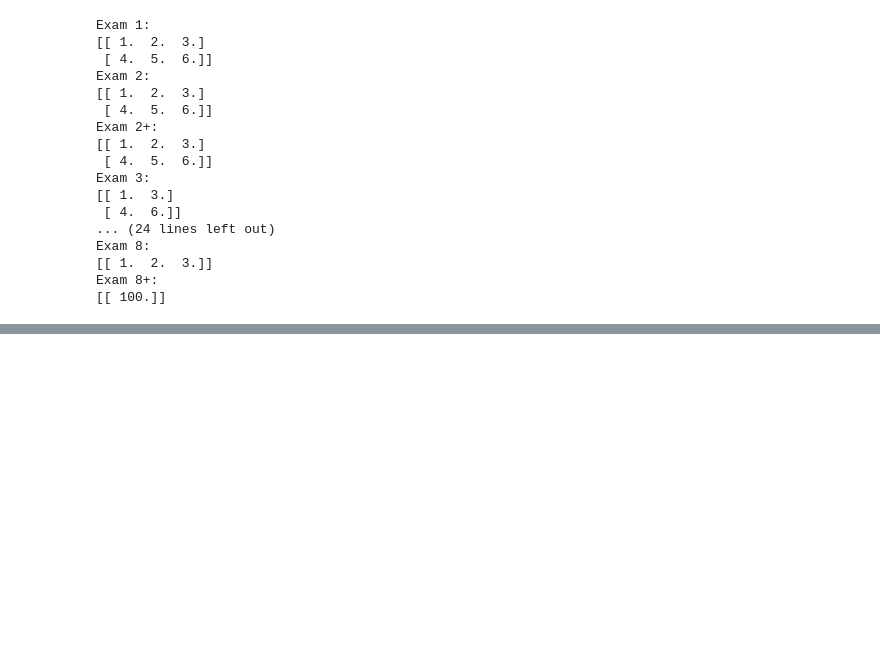
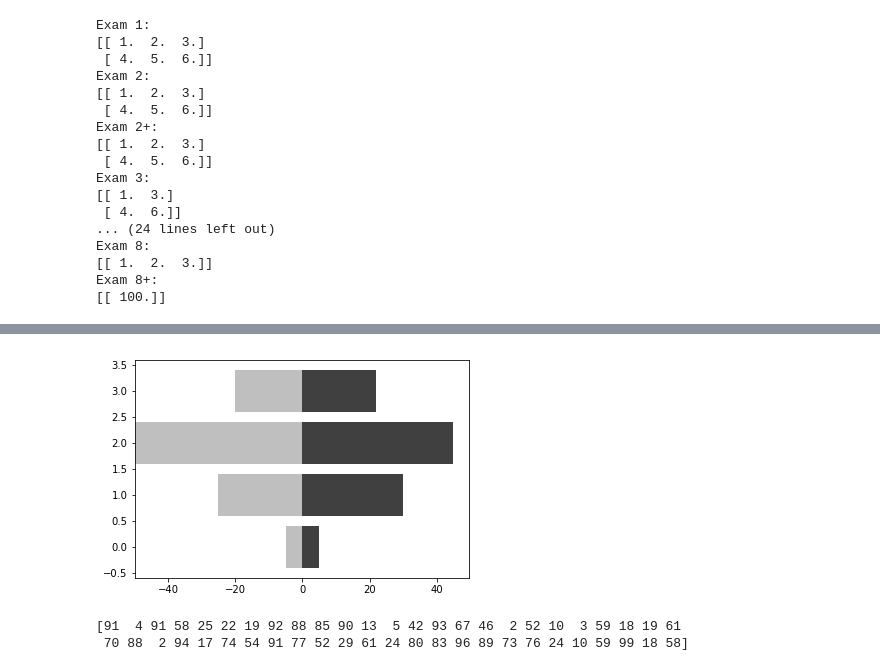
Before and after one commit to kent-wong/python-studying, a Jupyter notebook: plt1.ipynb, the cells around one changed output, grey strips where cells are left out. Drawn from its saved outputs; the diff is of its cells as text; code cells hidden in the pictures; blank space fills up the shorter version.

```diff
--- a/plt1.ipynb
+++ b/plt1.ipynb
@@ -349,0 +370,15 @@ Exam 8+:
+# %%
+women_pop = np.array([5., 30., 45., 22.])
+men_pop = np.array([5., 25., 50., 20.])
+x = np.arange(4)
+plt.barh(x, women_pop, color='.25')
+plt.barh(x, -men_pop, color='.75')
+plt.show()
+# %% [output]
+[figure, added]
+# %%
+data = np.random.randint(100, size=50)
+print(data)
+# %% [output]
+[91  4 91 58 25 22 19 92 88 85 90 13  5 42 93 67 46  2 52 10  3 59 18 19 61
+ 70 88  2 94 17 74 54 91 77 52 29 61 24 80 83 96 89 73 76 24 10 59 99 18 58]
```
Also changed, not shown: parts of 2 cells of this notebook.
